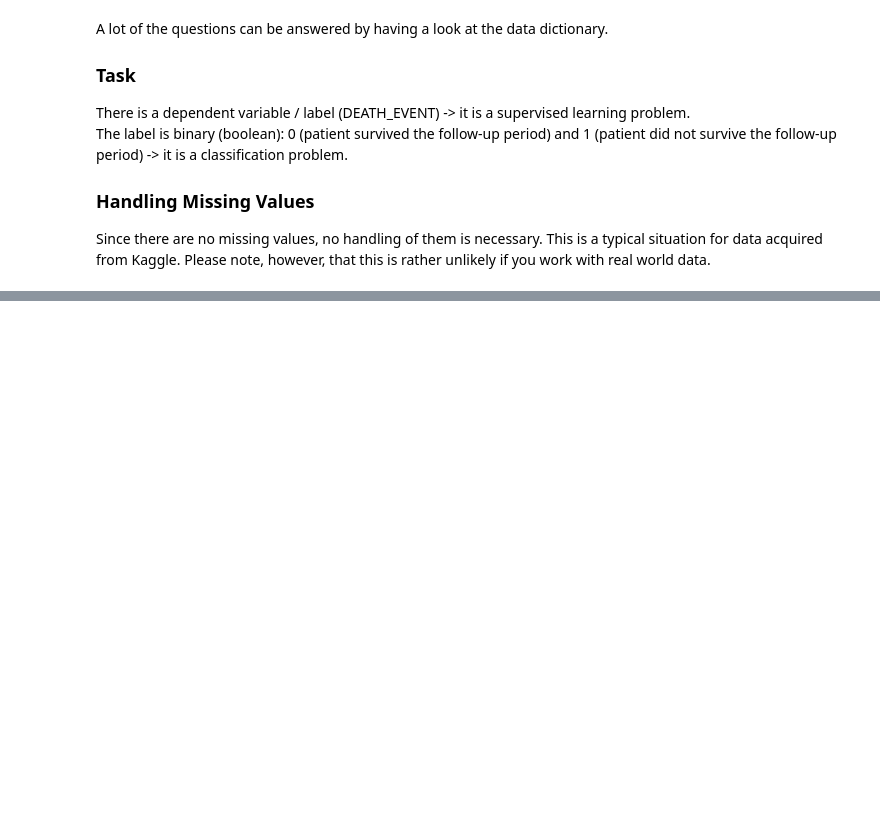
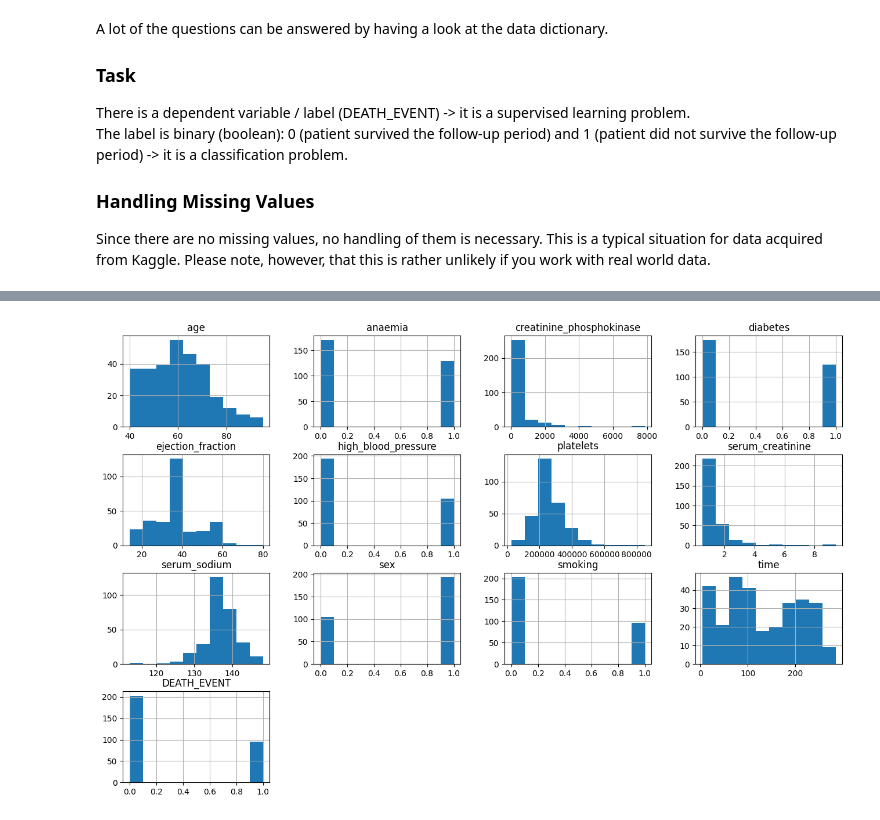
Before and after one commit to fabianjkrueger/heart_failure_prediction, a Jupyter notebook: notebooks/02-exploratory_data_analysis.ipynb, the cells around one changed output, grey strips where cells are left out. Cells and saved outputs as stored; diff of their text form; code cells hidden in the pictures; blank space fills up the shorter version.

Commit message:
EDA: Summary statistics and histograms to get an idea about the distributions of numerical values and look at ratio of boolean values. Look if there is anything suspicious.

```diff
--- a/notebooks/02-exploratory_data_analysis.ipynb
+++ b/notebooks/02-exploratory_data_analysis.ipynb
@@ -29,9 +30,9 @@ os.chdir("..")
 # import paths leading to raw data from the config.py file
 from src.utils.config import raw_data
 # %%
-# load the raw data into a data frame called df
-df = pd.read_csv(raw_data)
-df
+# load the raw data into a data frame called patients
+patients = pd.read_csv(raw_data)
+patients
 # %% [output]
 |  | age | anaemia | creatinine_phosphokinase | diabetes | ejection_fraction | high_blood_pressure | platelets | ... |
 | 0 | 75.0 | 0 | 582 | 0 | 20 | 1 | 265000.00 | ... |
@@ -93,0 +153,8 @@ Since there are no missing values, no handling of them is necessary. This is a t
+# %%
+# visualize the values in form of a histogram
+# FIXME: Think about if it makes any sense to also visualize the boolean values here
+# figsize: set size and make sure it prints in sufficient size so its readable
+patients.hist(figsize=(16, 10))
+plt.show()
+# %% [output]
+[figure, added]
```
Also changed, not shown: parts of 9 cells of this notebook.
